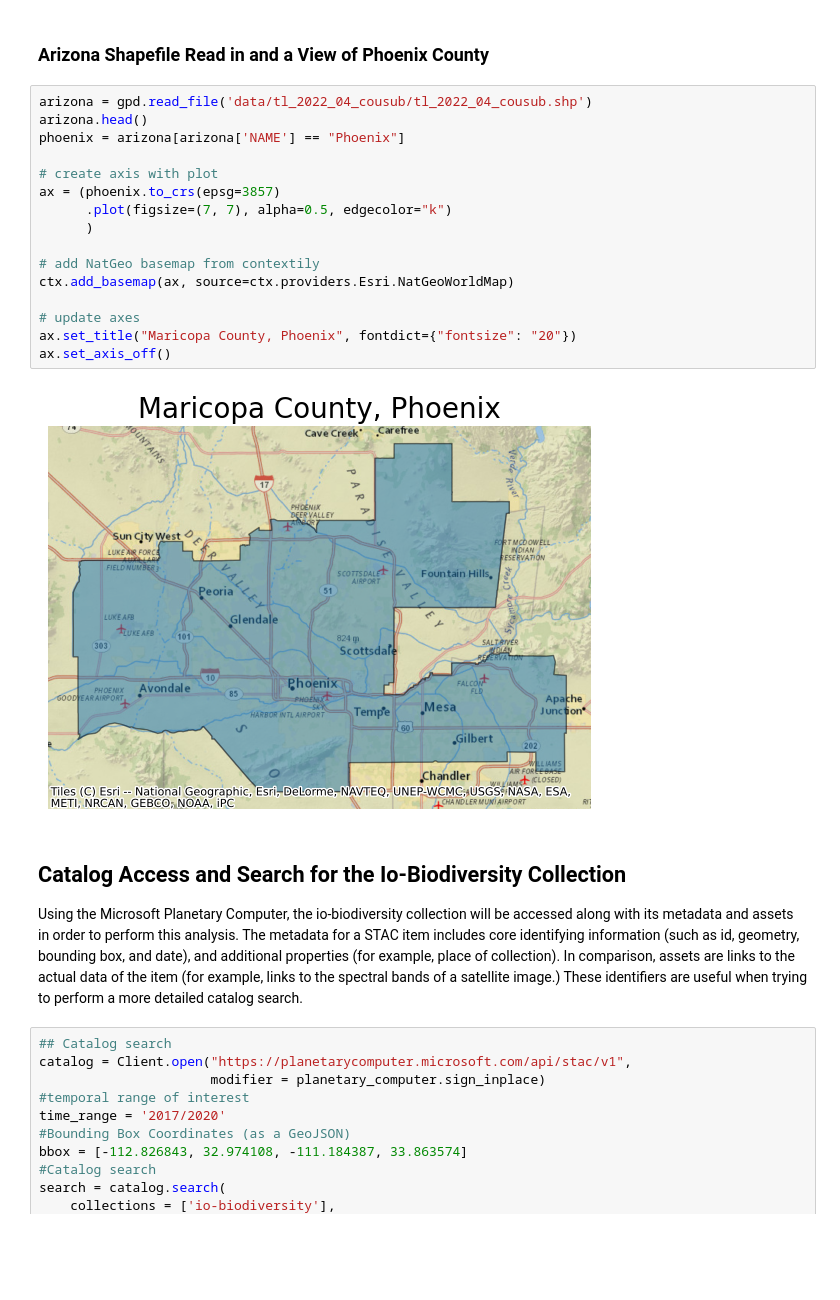
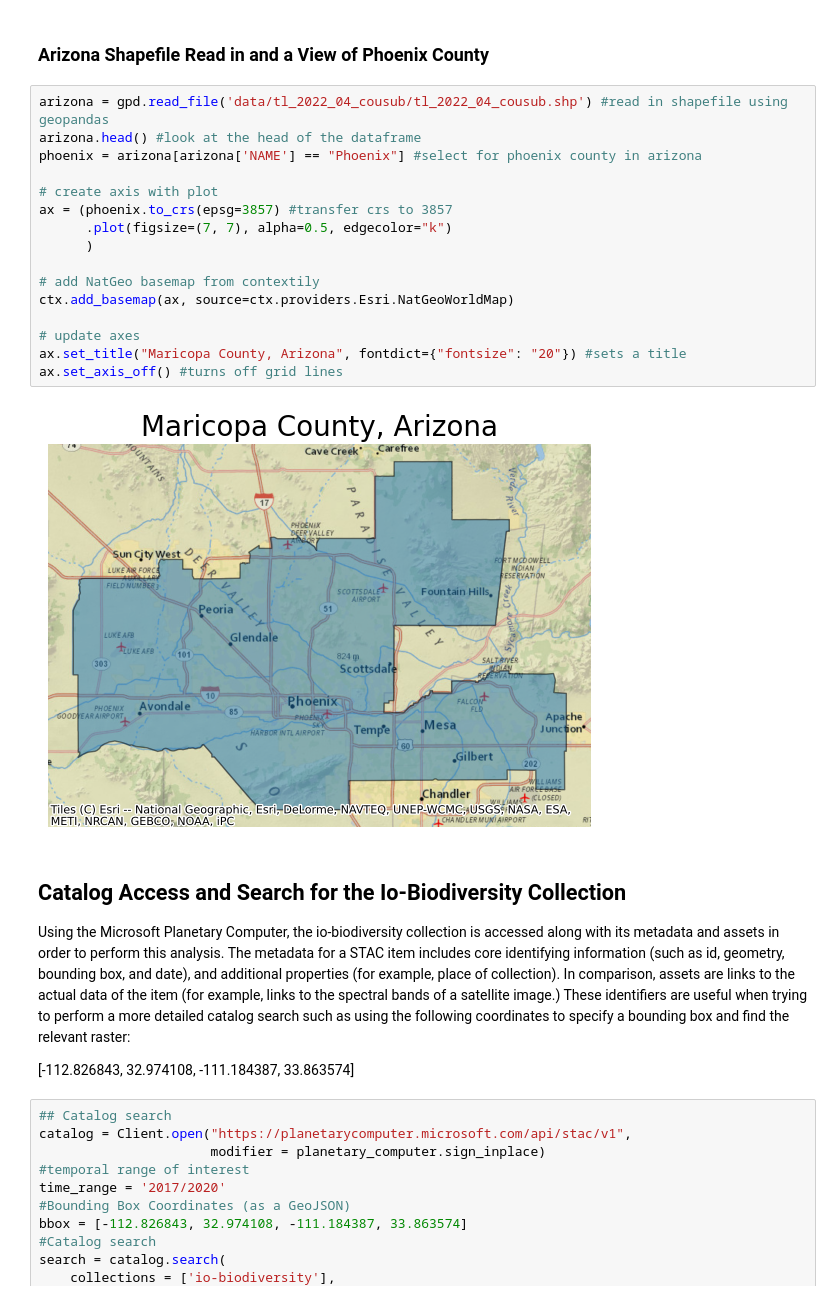
Before and after one commit to kateebeckerr/biodiversity_index_phoenix, a Jupyter notebook: phoenix_biodiversity.ipynb, the cells around one changed output. Saved outputs shown, nothing was run; the diff lists cells and outputs as text; blank space fills up the shorter version.

```diff
--- a/phoenix_biodiversity.ipynb
+++ b/phoenix_biodiversity.ipynb
@@ -61,26 +66,28 @@ from IPython.display import Image
 # %% [markdown]
 ### Arizona Shapefile Read in and a View of Phoenix County
 # %%
-arizona = gpd.read_file('data/tl_2022_04_cousub/tl_2022_04_cousub.shp')
-arizona.head()
-phoenix = arizona[arizona['NAME'] == "Phoenix"]
+arizona = gpd.read_file('data/tl_2022_04_cousub/tl_2022_04_cousub.shp') #read in shapefile using geopandas
+arizona.head() #look at the head of the dataframe
+phoenix = arizona[arizona['NAME'] == "Phoenix"] #select for phoenix county in arizona
 
 # create axis with plot
-ax = (phoenix.to_crs(epsg=3857)
+ax = (phoenix.to_crs(epsg=3857) #transfer crs to 3857
       .plot(figsize=(7, 7), alpha=0.5, edgecolor="k")
       )
 
 # add NatGeo basemap from contextily
 ctx.add_basemap(ax, source=ctx.providers.Esri.NatGeoWorldMap)
 
 # update axes
-ax.set_title("Maricopa County, Phoenix", fontdict={"fontsize": "20"})
-ax.set_axis_off()
+ax.set_title("Maricopa County, Arizona", fontdict={"fontsize": "20"}) #sets a title
+ax.set_axis_off() #turns off grid lines
 # %% [output]
-[figure, old version]
+[figure, new version]
 # %% [markdown]
 ## Catalog Access and Search for the Io-Biodiversity Collection
-Using the Microsoft Planetary Computer, the io-biodiversity collection will be accessed along with its metadata and assets in order to perform this analysis. The metadata for a STAC item includes core identifying information (such as id, geometry, bounding box, and date), and additional properties (for example, place of collection). In comparison, assets are links to the actual data of the item (for example, links to the spectral bands of a satellite image.) These identifiers are useful when trying to perform a more detailed catalog search.
+Using the Microsoft Planetary Computer, the io-biodiversity collection is accessed along with its metadata and assets in order to perform this analysis. The metadata for a STAC item includes core identifying information (such as id, geometry, bounding box, and date), and additional properties (for example, place of collection). In comparison, assets are links to the actual data of the item (for example, links to the spectral bands of a satellite image.) These identifiers are useful when trying to perform a more detailed catalog search such as using the following coordinates to specify a bounding box and find the relevant raster:
+
+[-112.826843, 32.974108, -111.184387, 33.863574]
 # %%
 ## Catalog search
 catalog = Client.open("https://planetarycomputer.microsoft.com/api/stac/v1",
```
Also changed, not shown: parts of 28 cells of this notebook, 1 other file.
